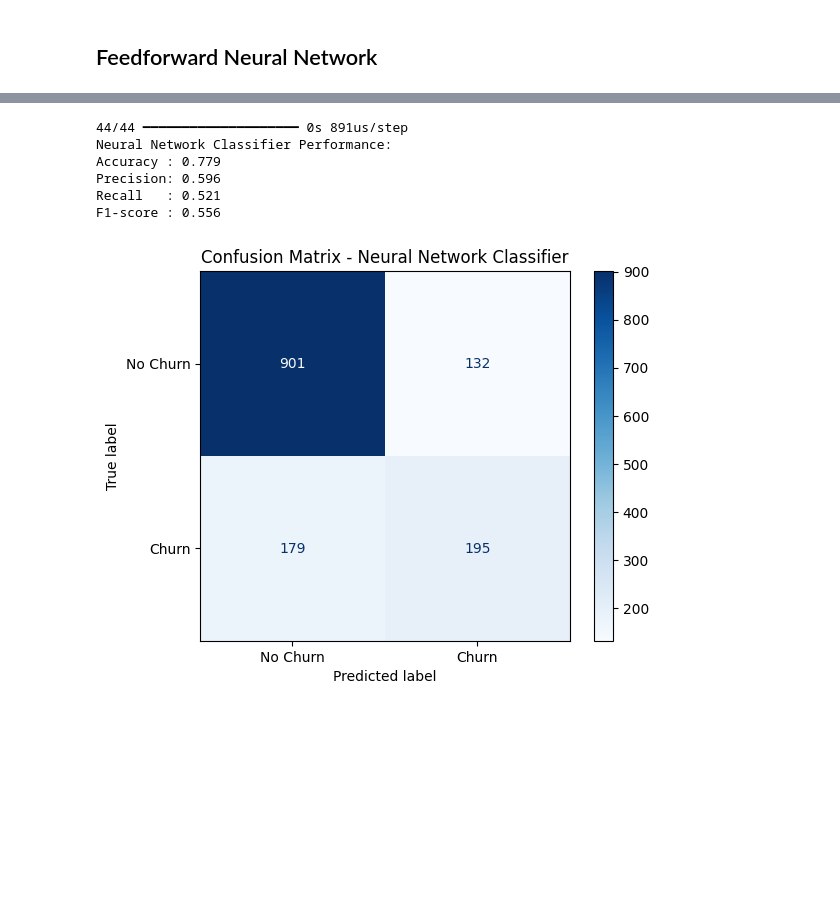
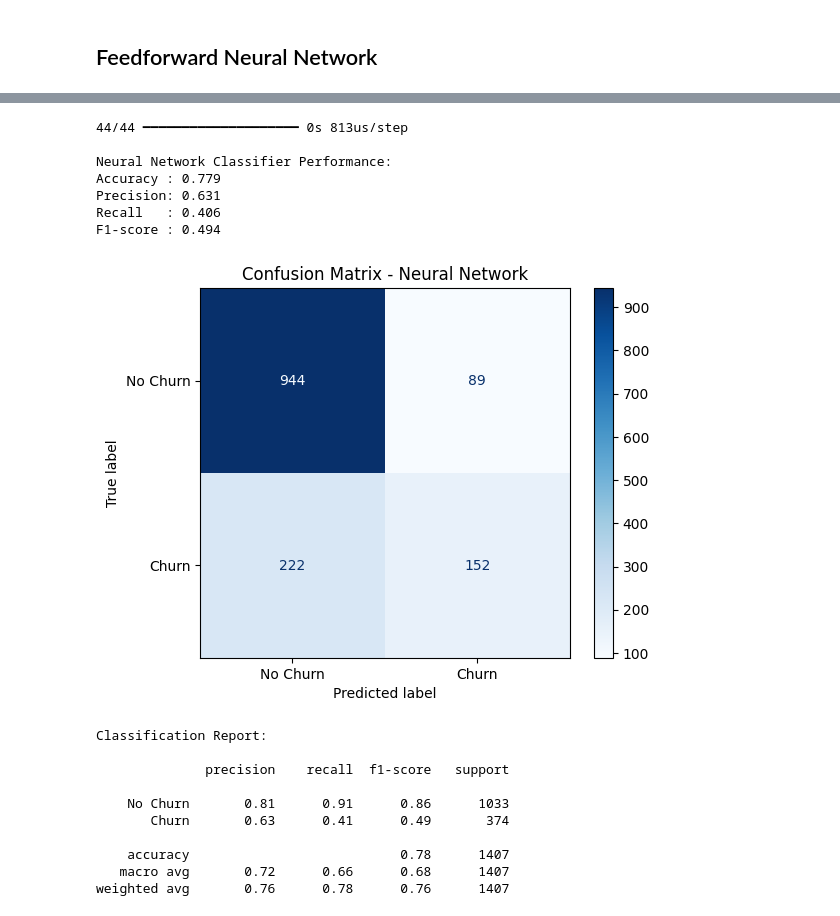
Before and after one commit to WeiTeik/6006CEM-ML, a Jupyter notebook: Task2_classification/Task2_Classification_Telco Customer.ipynb, the cells around one changed output, grey strips where cells are left out. Saved outputs shown, nothing was run; the diff lists cells and outputs as text; code cells hidden in the pictures; blank space fills up the shorter version.

```diff
--- a/Task2_classification/Task2_Classification_Telco Customer.ipynb
+++ b/Task2_classification/Task2_Classification_Telco Customer.ipynb
@@ -173,0 +122,9 @@ X_train_scaled.shape, X_test_scaled.shape
+# %%
+# --- Prepare data (we already have X_train, X_test, y_train, y_test and scaler) ---
+# Ensure numpy arrays and correct dtype
+X_train_arr = np.array(X_train, dtype=np.float32)
+X_test_arr  = np.array(X_test, dtype=np.float32)
+y_train_arr = np.array(y_train, dtype=np.float32)
+y_test_arr  = np.array(y_test, dtype=np.int32)
+
+print("Shapes:", X_train_arr.shape, X_test_arr.shape, y_train_arr.shape, y_test_arr.shape)
@@ -216,10 +171,15 @@ Model: "sequential_1"
  Non-trainable params: 0 (0.00 B)
+# %%
+# --- Callbacks (EarlyStopping to avoid overfitting) ---
+es = callbacks.EarlyStopping(monitor='val_loss', patience=10, restore_best_weights=True)
 # %%
+# --- Train ---
 history = nn_model.fit(
-    X_train_scaled, y_train,
-    validation_split=0.2,
+    X_train_arr, y_train_arr,
+    validation_split=0.2,   # 20% of train used for validation
     epochs=50,
     batch_size=32,
+    callbacks=[es],
     verbose=1
 )
 # %% [output]
@@ -254,32 +227,45 @@ plt.show()
 # %%
-from sklearn.metrics import accuracy_score, precision_score, recall_score, f1_score, confusion_matrix, ConfusionMatrixDisplay
-import numpy as np
+# --- Evaluate on test set ---
+test_loss, test_acc = nn_model.evaluate(X_test_arr, y_test_arr, verbose=0)
+y_prob = nn_model.predict(X_test_arr)
+y_pred_nn = (y_prob > 0.5).astype("int32").flatten()
 
-# Predict probabilities → convert to class labels (0/1)
-y_pred_prob = nn_model.predict(X_test_scaled)
-y_pred = (y_pred_prob > 0.5).astype(int).flatten()
+acc_nn  = accuracy_score(y_test_arr, y_pred_nn)
+prec_nn = precision_score(y_test_arr, y_pred_nn)
+rec_nn  = recall_score(y_test_arr, y_pred_nn)
+f1_nn   = f1_score(y_test_arr, y_pred_nn)
 
-acc  = accuracy_score(y_test, y_pred)
-prec = precision_score(y_test, y_pred)
-rec  = recall_score(y_test, y_pred)
-f1   = f1_score(y_test, y_pred)
+print("\nNeural Network Classifier Performance:")
+print(f"Accuracy : {acc_nn:.3f}")
+print(f"Precision: {prec_nn:.3f}")
+print(f"Recall   : {rec_nn:.3f}")
+print(f"F1-score : {f1_nn:.3f}")
 
-print("Neural Network Classifier Performance:")
-print(f"Accuracy : {acc:.3f}")
-print(f"Precision: {prec:.3f}")
-print(f"Recall   : {rec:.3f}")
-print(f"F1-score : {f1:.3f}")
+# --- Confusion matrix ---
+cm_nn = confusion_matrix(y_test_arr, y_pred_nn)
+ConfusionMatrixDisplay(confusion_matrix=cm_nn, display_labels=['No Churn','Churn']).plot(cmap='Blues')
+plt.title('Confusion Matrix - Neural Network')
+plt.show()
 
-# Confusion matrix
-cm = confusion_matrix(y_test, y_pred)
-ConfusionMatrixDisplay(cm, display_labels=["No Churn", "Churn"]).plot(cmap="Blues")
-plt.title("Confusion Matrix - Neural Network Classifier")
-plt.show()
+# --- Classification report ---
+print("\nClassification Report:\n")
+print(classification_report(y_test_arr, y_pred_nn, target_names=['No Churn','Churn']))
 # %% [output]
-44/44 ━━━━━━━━━━━━━━━━━━━━ 0s 891us/step
+44/44 ━━━━━━━━━━━━━━━━━━━━ 0s 813us/step
+
 Neural Network Classifier Performance:
 Accuracy : 0.779
-Precision: 0.596
-Recall   : 0.521
-F1-score : 0.556
+Precision: 0.631
+Recall   : 0.406
+F1-score : 0.494
-[figure, old version]
+[figure, new version]
+Classification Report:
+
+              precision    recall  f1-score   support
+
+    No Churn       0.81      0.91      0.86      1033
+       Churn       0.63      0.41      0.49       374
+
+    accuracy                           0.78      1407
+   macro avg       0.72      0.66      0.68      1407
+weighted avg       0.76      0.78      0.76      1407
```
Also changed, not shown: parts of 22 cells of this notebook, 5 other files.
